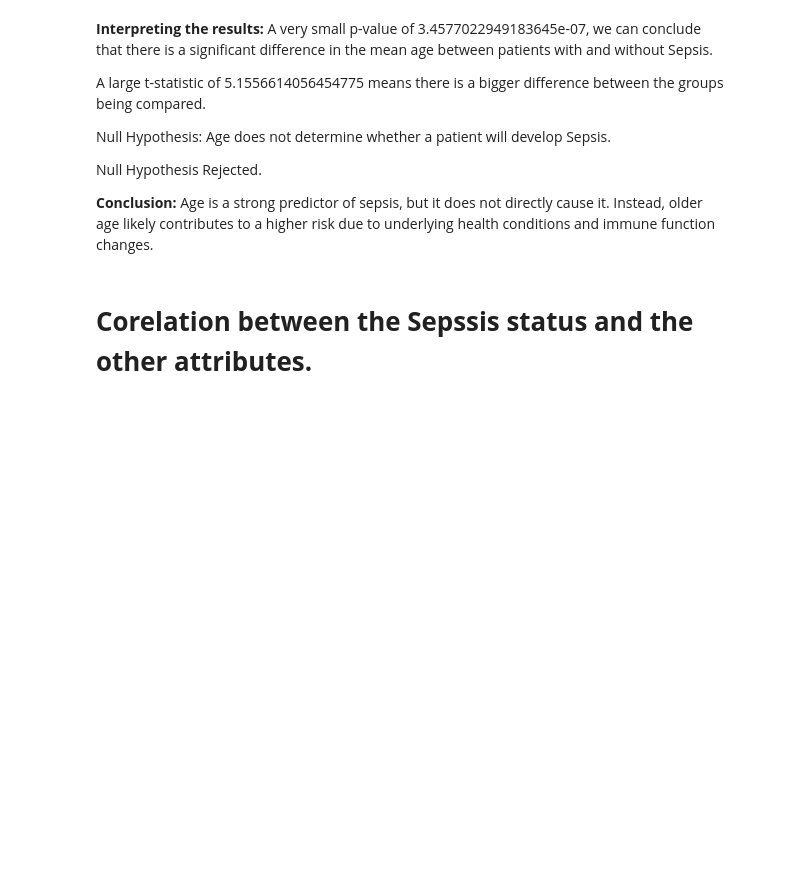
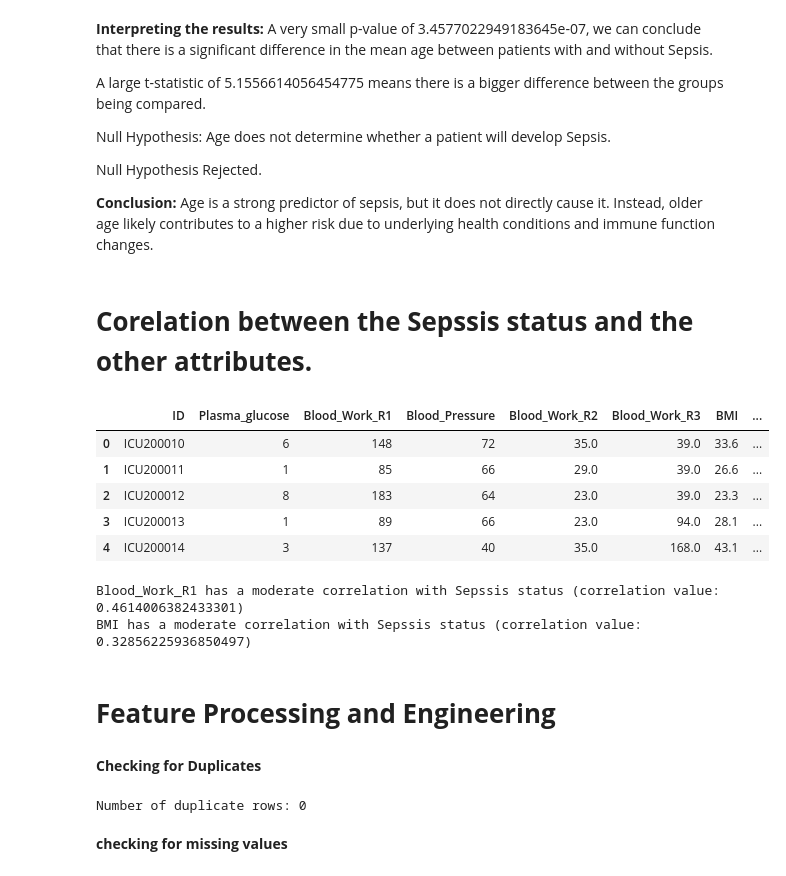
Before and after one commit to sparkysparo/Machine-Learning-for-Early-Prediction-Detection-and-Monitoring-of-Sepsis-in-A-E-and-ICU, a Jupyter notebook: Project_MSC_Machine_Learning_for_Early_Prediction,Detection_and_Monitoring_of_Sepsis_in_A&E_and_ICU_Settings.ipynb, the cells around one changed output. Saved outputs shown, nothing was run; the diff lists cells and outputs as text; code cells hidden in the pictures; blank space fills up the shorter version.

```diff
--- a/Project_MSC_Machine_Learning_for_Early_Prediction,Detection_and_Monitoring_of_Sepsis_in_A&E_and_ICU_Settings.ipynb
+++ b/Project_MSC_Machine_Learning_for_Early_Prediction,Detection_and_Monitoring_of_Sepsis_in_A&E_and_ICU_Settings.ipynb
@@ -923,3 +923,47 @@ Null Hypothesis Rejected.
 Age is a strong predictor of sepsis, but it does not directly cause it. Instead, older age likely contributes to a higher risk due to underlying health conditions and immune function changes.
 # %% [markdown]
 # **Corelation between the Sepssis status and the other attributes.**
+# %%
+# Replace "Positive" with 1 and "Negative" with 0
+train_data['Sepsis'] = train_data['Sepsis'].replace({'Positive': 1, 'Negative': 0})
+
+# Print the updated Data
+train_data.head(5)
+# %% [output]
+|  | ID | Plasma_glucose | Blood_Work_R1 | Blood_Pressure | Blood_Work_R2 | Blood_Work_R3 | BMI | ... |
+| 0 | ICU200010 | 6 | 148 | 72 | 35.0 | 39.0 | 33.6 | ... |
+| 1 | ICU200011 | 1 | 85 | 66 | 29.0 | 39.0 | 26.6 | ... |
+| 2 | ICU200012 | 8 | 183 | 64 | 23.0 | 39.0 | 23.3 | ... |
+| 3 | ICU200013 | 1 | 89 | 66 | 23.0 | 94.0 | 28.1 | ... |
+| 4 | ICU200014 | 3 | 137 | 40 | 35.0 | 168.0 | 43.1 | ... |
+# %%
+# Calculate the correlation between Sepssis status and other attributes
+correlation_with_sepsis = train_data.drop('ID', axis=1).corr()['Sepsis'].drop('Sepsis')
+
+# Set the threshold for significant correlation
+threshold = 0.3
+
+# Find the attributes with significant correlation to Sepssis status
+significant_correlation = correlation_with_sepsis.abs() > threshold
+
+# Get the attributes with significant correlation to Sepssis status
+correlated_attributes = correlation_with_sepsis[significant_correlation]
+
+# Print the attributes with significant correlation to Sepssis status
+for attribute, correlation_value in correlated_attributes.items():
+    print(f"{attribute} has a moderate correlation with Sepssis status (correlation value: {correlation_value})")
+# %% [output]
+Blood_Work_R1 has a moderate correlation with Sepssis status (correlation value: 0.4614006382433301)
+BMI has a moderate correlation with Sepssis status (correlation value: 0.32856225936850497)
+# %% [markdown]
+# **Feature Processing and Engineering**
+# %% [markdown]
+**Checking for Duplicates**
+# %%
+#Checking for duplicate rows in data
+duplicate_rows = train_data.duplicated()
+print("Number of duplicate rows:", duplicate_rows.sum())
+# %% [output]
+Number of duplicate rows: 0
+# %% [markdown]
+**checking for missing values**
```
Also changed, not shown: parts of 18 cells of this notebook.
